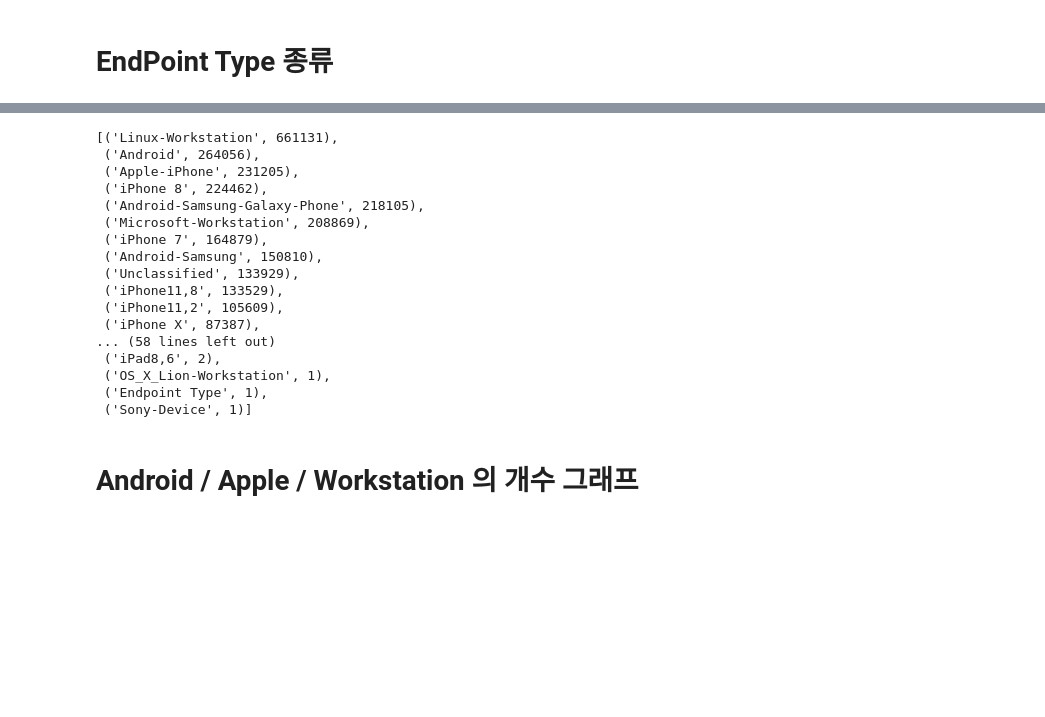
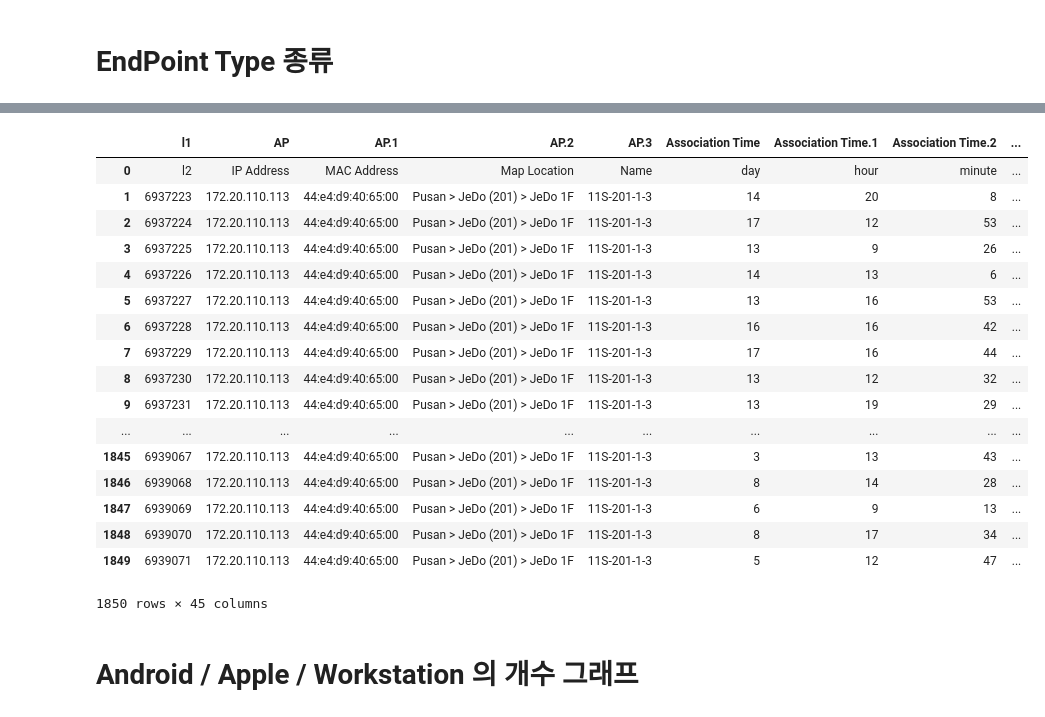
Before and after one commit to leeEunJooo/NetworkAssociation, a Jupyter notebook: view_data-huiung.ipynb, the cells around one changed output, grey strips where cells are left out. Saved outputs shown, nothing was run; the diff lists cells and outputs as text; code cells hidden in the pictures; blank space fills up the shorter version.

```diff
--- a/view_data-huiung.ipynb
+++ b/view_data-huiung.ipynb
@@ -82,35 +46,24 @@ data
-# %%
-s = set(data['Client.8'])
-
-cnt = dict()
-
-for t in s:
-    cnt[t] = 0
-
-for t in data['Client.8']:
-    cnt[t] = cnt[t]+1
-
-#정렬
-scnt = sorted(cnt.items(), key=operator.itemgetter(1), reverse=True)
-scnt
-# %% [output]
-[('Linux-Workstation', 661131),
- ('Android', 264056),
- ('Apple-iPhone', 231205),
- ('iPhone 8', 224462),
- ('Android-Samsung-Galaxy-Phone', 218105),
- ('Microsoft-Workstation', 208869),
- ('iPhone 7', 164879),
- ('Android-Samsung', 150810),
- ('Unclassified', 133929),
- ('iPhone11,8', 133529),
- ('iPhone11,2', 105609),
- ('iPhone X', 87387),
-... (58 lines left out)
- ('iPad8,6', 2),
- ('OS_X_Lion-Workstation', 1),
- ('Endpoint Type', 1),
- ('Sony-Device', 1)]
+# %%
+data1
+# %% [output]
+|  | l1 | AP | AP.1 | AP.2 | AP.3 | Association Time | Association Time.1 | Association Time.2 | ... |
+| 0 | l2 | IP Address | MAC Address | Map Location | Name | day | hour | minute | ... |
+| 1 | 6937223 | 172.20.110.113 | 44:e4:d9:40:65:00 | Pusan > JeDo (201) > JeDo 1F | 11S-201-1-3 | 14 | 20 | 8 | ... |
+| 2 | 6937224 | 172.20.110.113 | 44:e4:d9:40:65:00 | Pusan > JeDo (201) > JeDo 1F | 11S-201-1-3 | 17 | 12 | 53 | ... |
+| 3 | 6937225 | 172.20.110.113 | 44:e4:d9:40:65:00 | Pusan > JeDo (201) > JeDo 1F | 11S-201-1-3 | 13 | 9 | 26 | ... |
+| 4 | 6937226 | 172.20.110.113 | 44:e4:d9:40:65:00 | Pusan > JeDo (201) > JeDo 1F | 11S-201-1-3 | 14 | 13 | 6 | ... |
+| 5 | 6937227 | 172.20.110.113 | 44:e4:d9:40:65:00 | Pusan > JeDo (201) > JeDo 1F | 11S-201-1-3 | 13 | 16 | 53 | ... |
+| 6 | 6937228 | 172.20.110.113 | 44:e4:d9:40:65:00 | Pusan > JeDo (201) > JeDo 1F | 11S-201-1-3 | 16 | 16 | 42 | ... |
+| 7 | 6937229 | 172.20.110.113 | 44:e4:d9:40:65:00 | Pusan > JeDo (201) > JeDo 1F | 11S-201-1-3 | 17 | 16 | 44 | ... |
+| 8 | 6937230 | 172.20.110.113 | 44:e4:d9:40:65:00 | Pusan > JeDo (201) > JeDo 1F | 11S-201-1-3 | 13 | 12 | 32 | ... |
+| 9 | 6937231 | 172.20.110.113 | 44:e4:d9:40:65:00 | Pusan > JeDo (201) > JeDo 1F | 11S-201-1-3 | 13 | 19 | 29 | ... |
+| ... | ... | ... | ... | ... | ... | ... | ... | ... | ... |
+| 1845 | 6939067 | 172.20.110.113 | 44:e4:d9:40:65:00 | Pusan > JeDo (201) > JeDo 1F | 11S-201-1-3 | 3 | 13 | 43 | ... |
+| 1846 | 6939068 | 172.20.110.113 | 44:e4:d9:40:65:00 | Pusan > JeDo (201) > JeDo 1F | 11S-201-1-3 | 8 | 14 | 28 | ... |
+| 1847 | 6939069 | 172.20.110.113 | 44:e4:d9:40:65:00 | Pusan > JeDo (201) > JeDo 1F | 11S-201-1-3 | 6 | 9 | 13 | ... |
+| 1848 | 6939070 | 172.20.110.113 | 44:e4:d9:40:65:00 | Pusan > JeDo (201) > JeDo 1F | 11S-201-1-3 | 8 | 17 | 34 | ... |
+| 1849 | 6939071 | 172.20.110.113 | 44:e4:d9:40:65:00 | Pusan > JeDo (201) > JeDo 1F | 11S-201-1-3 | 5 | 12 | 47 | ... |
+1850 rows × 45 columns
 # %% [markdown]
 # Android / Apple / Workstation 의 개수 그래프
 # %%
```
Also changed, not shown: parts of 14 cells of this notebook.
